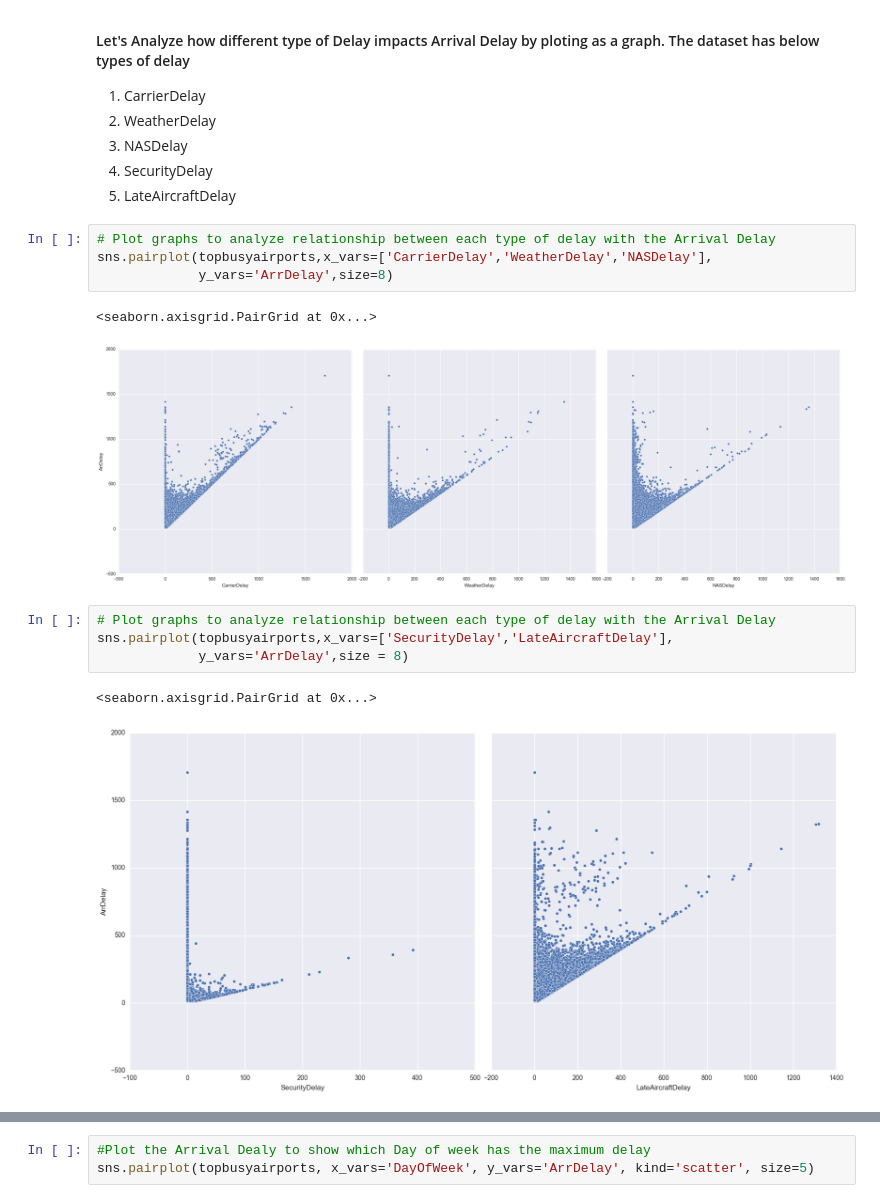
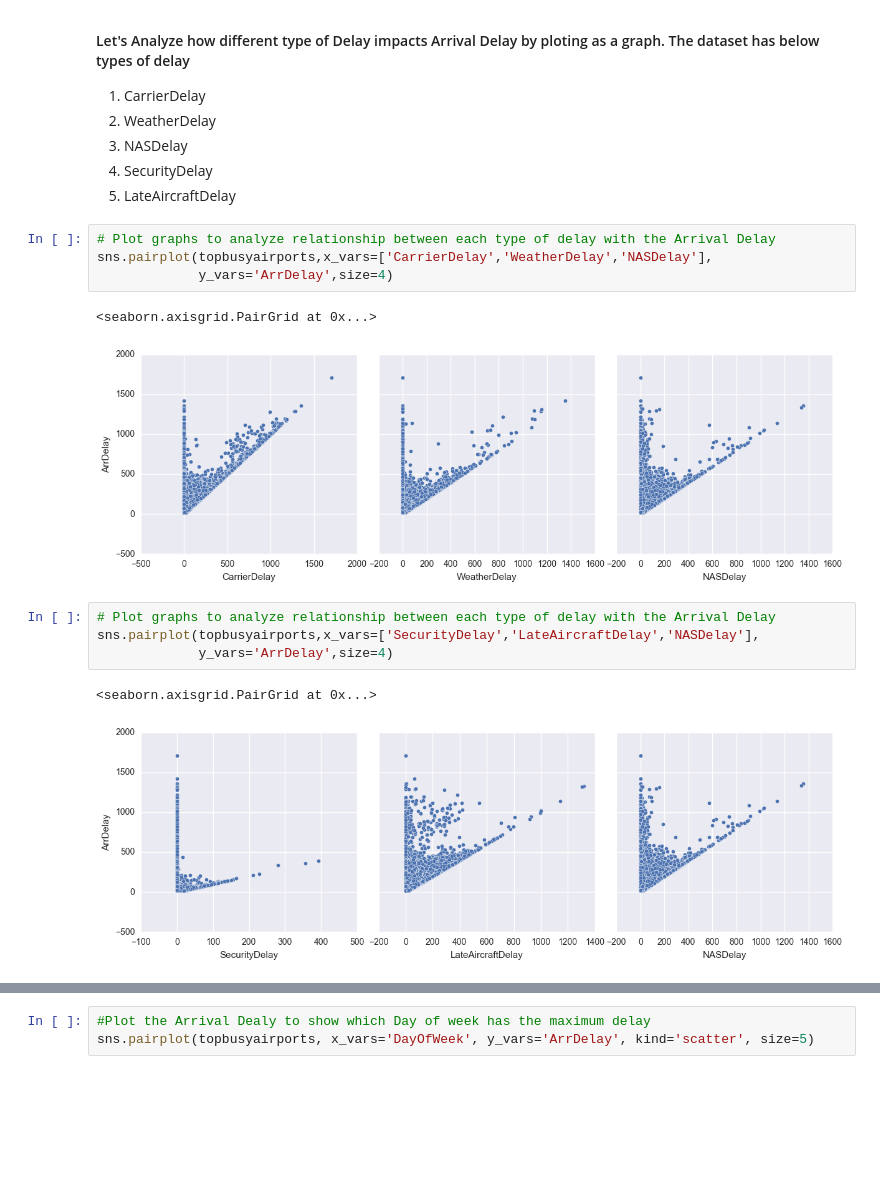
Before and after one commit to github4pp/ds-sf-29, a Jupyter notebook: projects/Project_1_Sub/Final_Project4_Notebook_final.ipynb, the cells around one changed output, grey strips where cells are left out. Cells and saved outputs as stored; diff of their text form; blank space fills up the shorter version.

```diff
--- a/projects/Project_1_Sub/Final_Project4_Notebook_final.ipynb
+++ b/projects/Project_1_Sub/Final_Project4_Notebook_final.ipynb
@@ -441,16 +462,16 @@ metrics.r2_score(y_train.values,y_pred)
 # %%
 # Plot graphs to analyze relationship between each type of delay with the Arrival Delay
 sns.pairplot(topbusyairports,x_vars=['CarrierDelay','WeatherDelay','NASDelay'],
-             y_vars='ArrDelay',size=8)
+             y_vars='ArrDelay',size=4)
 # %% [output]
 <seaborn.axisgrid.PairGrid at 0x...>
-[figure, old version]
+[figure, new version]
 # %%
 # Plot graphs to analyze relationship between each type of delay with the Arrival Delay
-sns.pairplot(topbusyairports,x_vars=['SecurityDelay','LateAircraftDelay'],
-             y_vars='ArrDelay',size = 8)
+sns.pairplot(topbusyairports,x_vars=['SecurityDelay','LateAircraftDelay','NASDelay'],
+             y_vars='ArrDelay',size=4)
 # %% [output]
 <seaborn.axisgrid.PairGrid at 0x...>
-[figure, old version]
+[figure, new version]
 # %%
 #Plot the Arrival Dealy to show which month has the maximum delay
```
Also changed, not shown: parts of 29 cells of this notebook, 2 other files.
